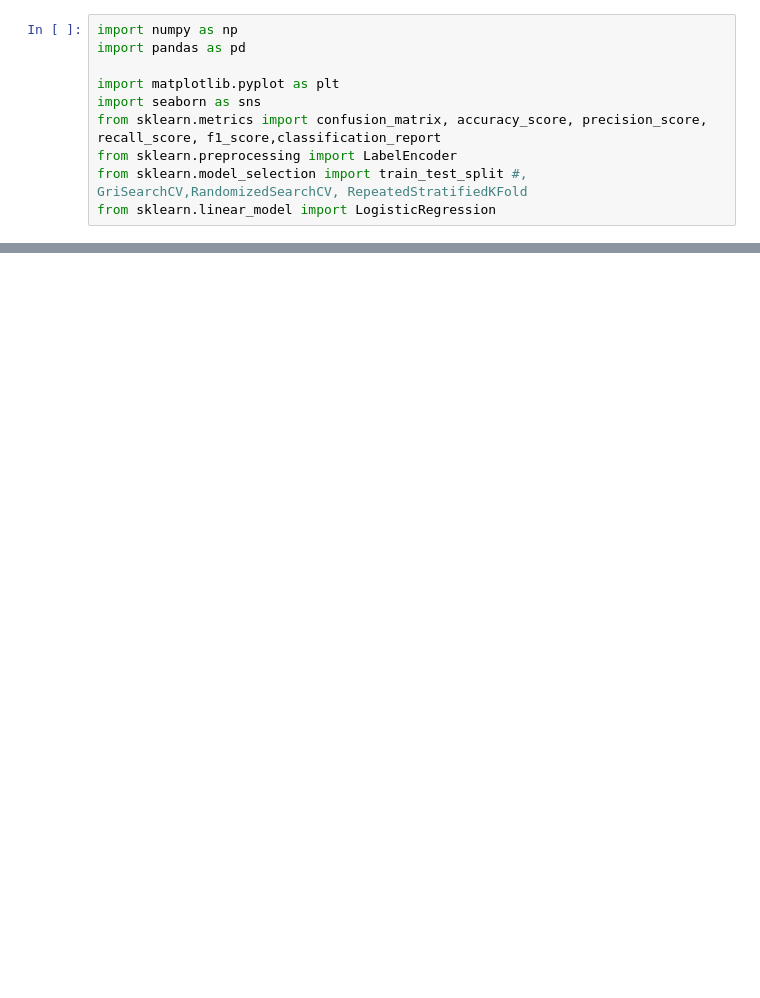
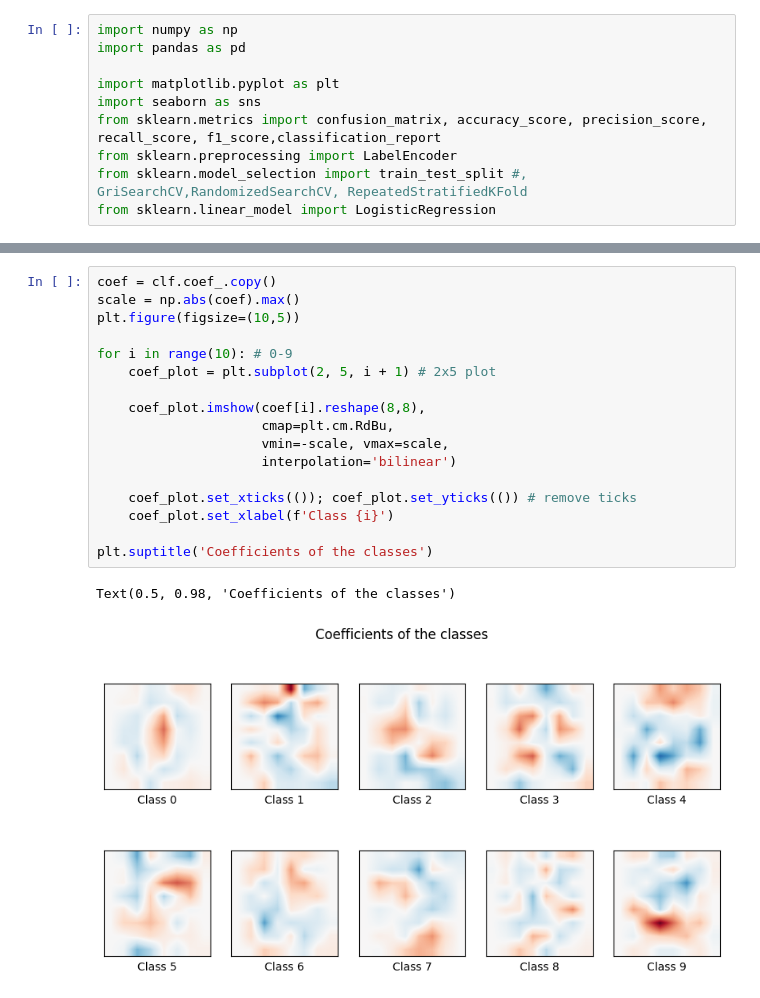
Before and after one commit to Abhiii52/Rollaball, a Jupyter notebook: chapter_appendix-tools-for-deep-learning/jupyter.ipynb, the cells around one changed output, grey strips where cells are left out. Drawn from its saved outputs; the diff is of its cells as text; blank space fills up the shorter version.

```diff
--- a/chapter_appendix-tools-for-deep-learning/jupyter.ipynb
+++ b/chapter_appendix-tools-for-deep-learning/jupyter.ipynb
@@ -367,0 +251,20 @@ Text(0.5, 1.0, 'Train Confusion Matrix')
+# %%
+coef = clf.coef_.copy()
+scale = np.abs(coef).max()
+plt.figure(figsize=(10,5))
+
+for i in range(10): # 0-9
+    coef_plot = plt.subplot(2, 5, i + 1) # 2x5 plot
+
+    coef_plot.imshow(coef[i].reshape(8,8),
+                     cmap=plt.cm.RdBu,
+                     vmin=-scale, vmax=scale,
+                     interpolation='bilinear')
+
+    coef_plot.set_xticks(()); coef_plot.set_yticks(()) # remove ticks
+    coef_plot.set_xlabel(f'Class {i}')
+
+plt.suptitle('Coefficients of the classes')
+# %% [output]
+Text(0.5, 0.98, 'Coefficients of the classes')
+[figure, added]
```
Also changed, not shown: parts of 39 cells of this notebook.
